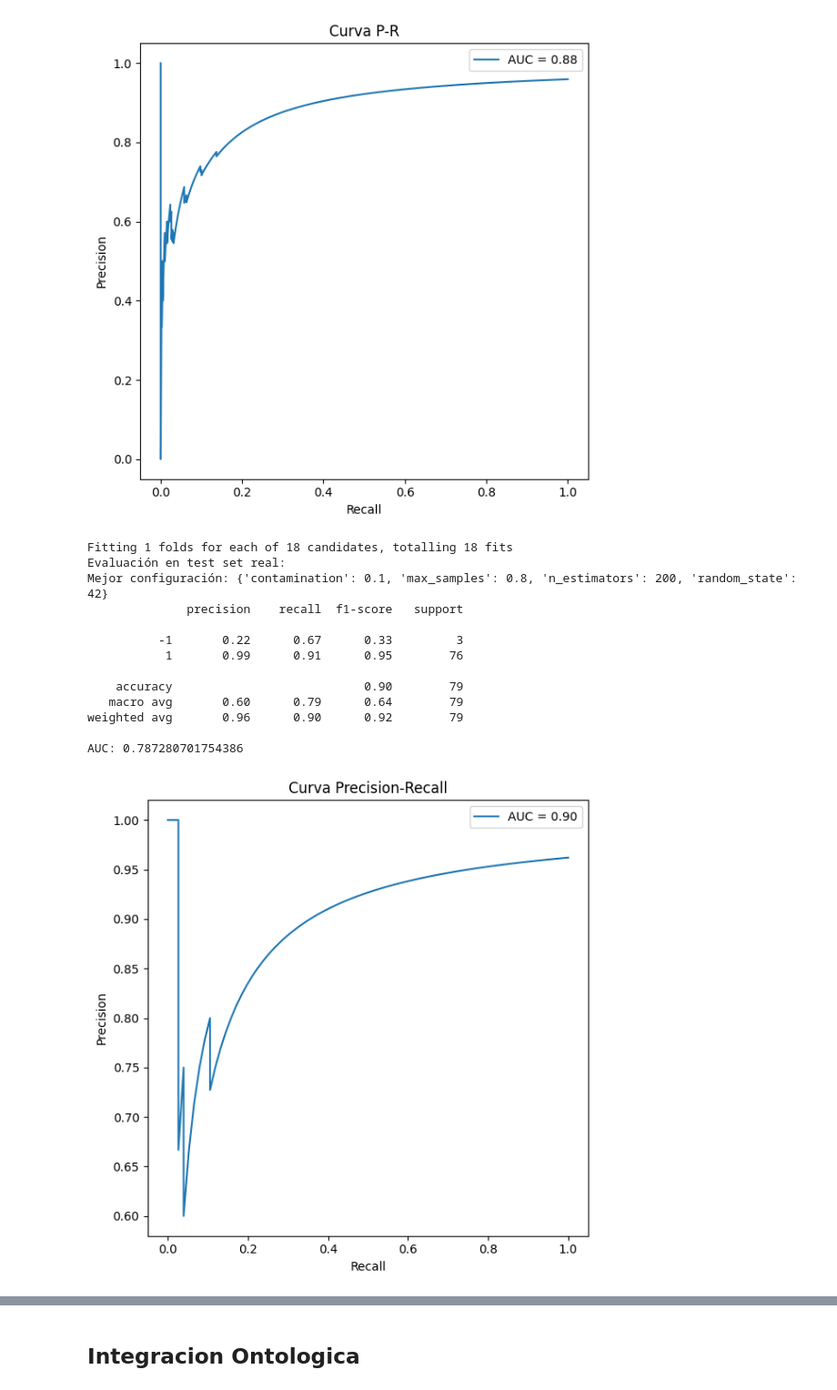
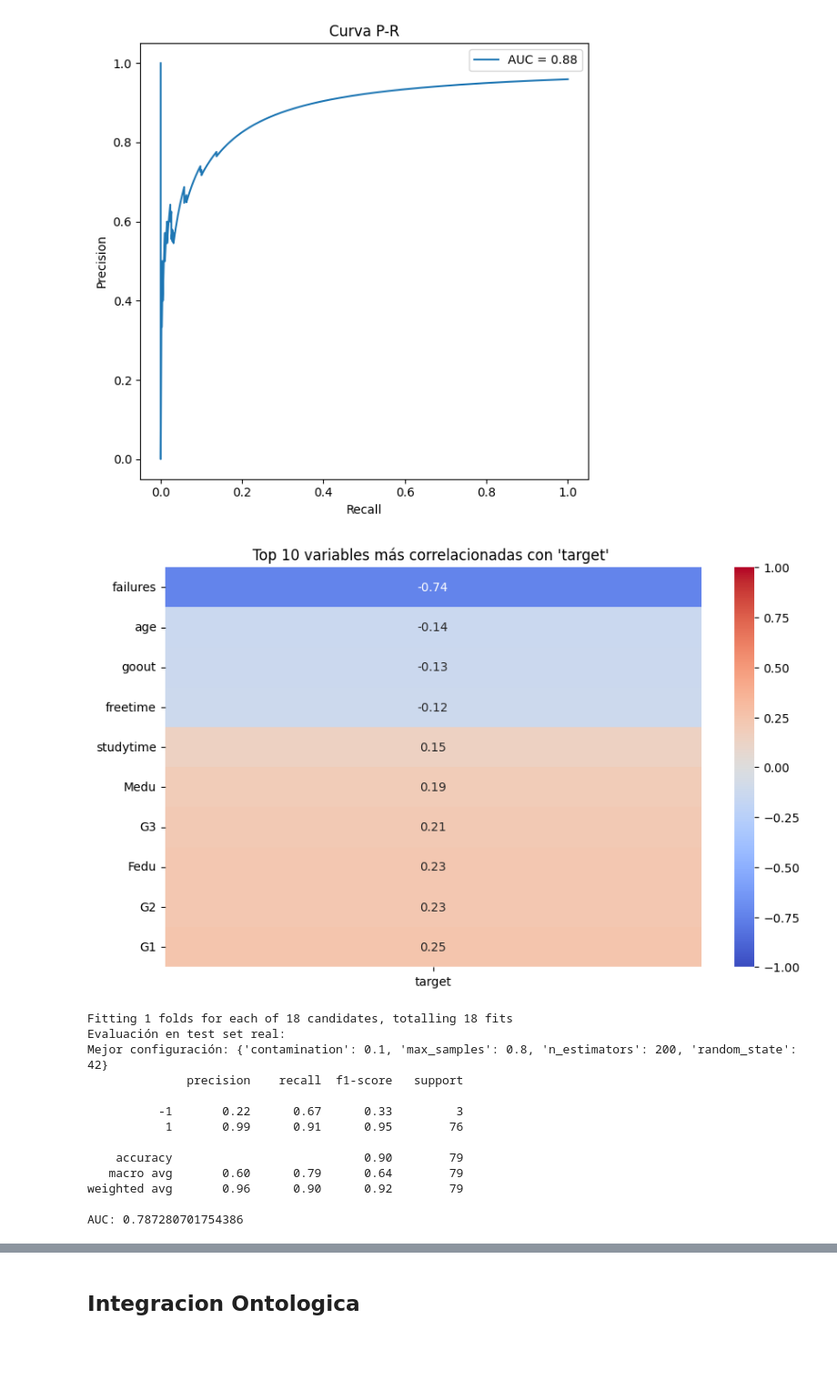
Before and after one commit to daniat707/Ontology-Feature-Engineering, a Jupyter notebook: PROT1.ipynb, the cells around one changed output, grey strips where cells are left out. Shown at 91% size. Cells and saved outputs as stored; diff of their text form; code cells hidden in the pictures; blank space fills up the shorter version.

Commit message:
improved cell formatting and added graphic for correlated features in case 3

```diff
--- a/PROT1.ipynb
+++ b/PROT1.ipynb
@@ -796,6 +803,34 @@ df["target"] = df["failures"].apply(lambda x: -1 if x > 2 else 1)
 # Paso 3: Selección por correlación (top 10 numéricas más correlacionadas con 'target')
 correlation_with_target = df.select_dtypes(include=[np.number]).corr()["target"].abs().sort_values(ascending=False)
 top_features = correlation_with_target.drop("target").head(10).index.tolist()  # se excluye 'target' del top
+
+# GRAFICA DE 10 FEATURES MAS CORRELACIONADAS A "TARGET" ----------
+# 3.1. Calcular matriz de correlación real
+correlation_matrix = df.corr(numeric_only=True)
+real_corr = correlation_matrix['target'].drop('target')
+
+# 3.2. Seleccionar top 10 por valor absoluto
+top_10_features = real_corr.abs().sort_values(ascending=False).head(10).index
+
+# 3.3. Obtener valores reales y ordenarlos
+top_10_real_corr = real_corr.loc[top_10_features].sort_values()
+
+# 3.4. Plot
+heatmap_data = pd.DataFrame(top_10_real_corr).rename(columns={'target': 'target'})
+
+plt.figure(figsize=(10, 6))
+sns.heatmap(
+    heatmap_data,
+    annot=True,
+    cmap='coolwarm',
+    vmin=-1,
+    vmax=1
+)
+plt.title("Top 10 variables más correlacionadas con 'target' ")
+plt.show()
+
+
+# --------------------------
 
 # Paso 4: Dividir en conjunto de entrenamiento y test real
 X = df[top_features]
@@ -832,33 +867,34 @@ grid = GridSearchCV(
     scoring=make_scorer(recall_anomaly, greater_is_better=True),
     cv=[(np.arange(len(X_train_scaled)), np.arange(len(X_train_scaled)))],  # validación sobre el mismo train
     verbose=1
 )
 
 grid.fit(X_train_scaled, y_train)
 best_model = grid.best_estimator_
 
 # Paso 7: Evaluación en conjunto de test real
 y_pred_test = best_model.predict(X_test_scaled)
 print("Evaluación en test set real:")
 print("Mejor configuración:", grid.best_params_)
 print(classification_report(y_test, y_pred_test))
 print("AUC:", roc_auc_score(y_test, y_pred_test))
 
 # Paso 8: Curva Precision-Recall (en test set)
 y_test_bin = np.where(y_test == -1, 0, 1)
 scores = best_model.decision_function(X_test_scaled) * -1  # más negativo = más anómalo
 precision, recall, _ = precision_recall_curve(y_test_bin, scores)
 pr_auc = auc(recall, precision)
 
 plt.figure(figsize=(6, 6))
 plt.plot(recall, precision, label=f'AUC = {pr_auc:.2f}')
 plt.xlabel('Recall')
 plt.ylabel('Precision')
 plt.title('Curva Precision-Recall') # - test set
 plt.legend()
 plt.tight_layout()
 plt.show()
 # %% [output]
+[figure, new version]
 Fitting 1 folds for each of 18 candidates, totalling 18 fits
 Evaluación en test set real:
 Mejor configuración: {'contamination': 0.1, 'max_samples': 0.8, 'n_estimators': 200, 'random_state': 42}
@@ -872,4 +908,3 @@ Mejor configuración: {'contamination': 0.1, 'max_samples': 0.8, 'n_estimators':
 weighted avg       0.96      0.90      0.92        79
 
 AUC: 0.787280701754386
-[figure, old version]
```
Also changed, not shown: parts of 12 cells of this notebook, 1 other file.
